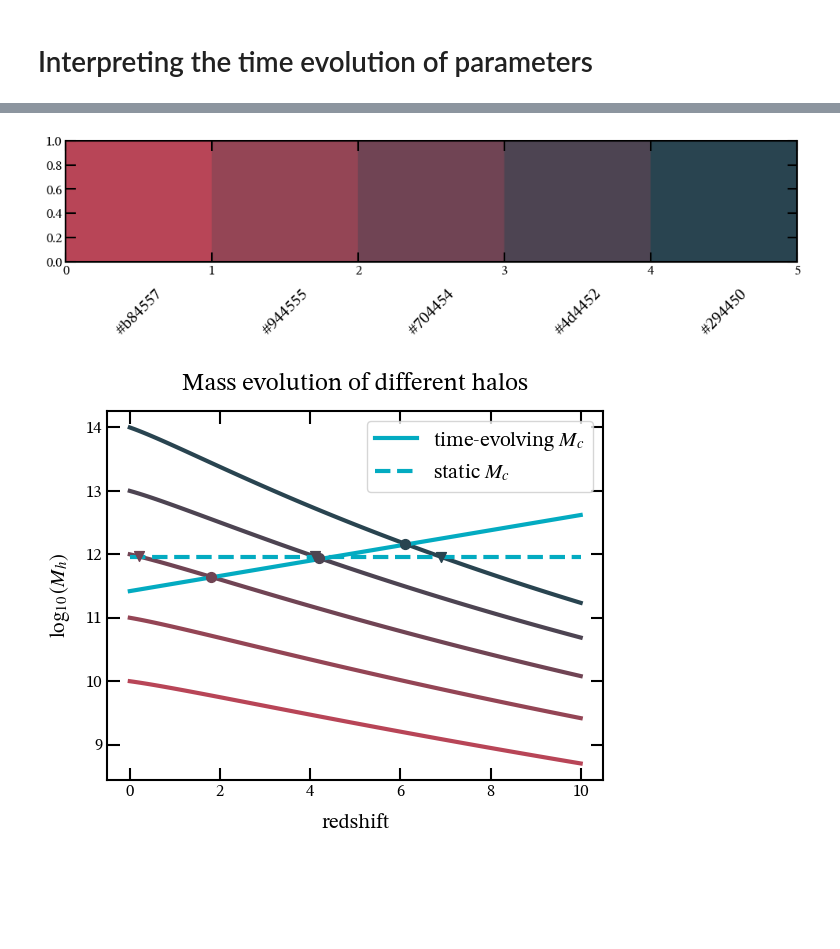
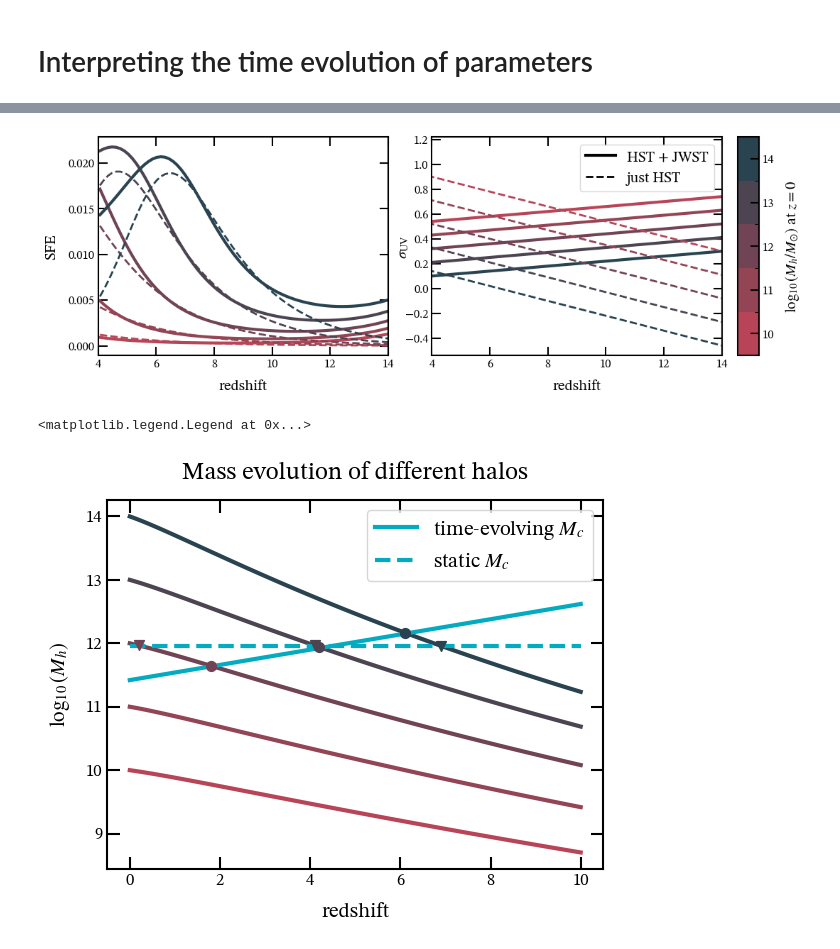
Before and after one commit to ebregou/modeling_stochasticity, a Jupyter notebook: notebooks/MCMC sigma(M, z).ipynb, the cells around one changed output, grey strips where cells are left out. Cells and saved outputs as stored; diff of their text form; code cells hidden in the pictures; blank space fills up the shorter version.

```diff
--- a/notebooks/MCMC sigma(M, z).ipynb
+++ b/notebooks/MCMC sigma(M, z).ipynb
@@ -102,14 +178,5 @@ ClassyCosmo, CosmoParams = cosmo_calc.get_CosmoParams(params)
 # %%
-steps = 100
-def M(z, M0, params, CosmoParams, steps):
-    Ms = np.zeros(steps+1)
-    Ms[0] = 10**M0
-    zs = np.linspace(0, z, steps+1)
-    dz = z/(steps+1)
-    for i in range(steps):
-        # Multiply dM/dt by dt/dz to get M_dot
-        M_dot = calc_M_dot(Ms[i], params, zs[i]) / ((1+zs[i]) * (zeus21.Hub(CosmoParams, zs[i])*u.km/(u.s*u.Mpc)).to(u.year**-1).value)
-        # Had to take out a negative here to make it work; not sure why. Normally dt/dz would include a -(1+z)
-        Ms[i+1] = Ms[i] - (M_dot * dz)
-
-    return zs, np.log10(Ms)
+sfe_plot = plot_sfe_evolution(my_UVLF, [best_fit, old_best_fit], labels = ['HST + JWST', 'just HST'])
+#sfe_plot.savefig('/Users/eb35267/Desktop/code/figures/sig(M,z)/SFE_sig_HST_vs_JWST.png', bbox_inches='tight')
+# %% [output]
+[figure, added]
@@ -119,33 +183,29 @@ def calc_M_dot(M_h, params, z = 0):
-# %%
-Ms = [10, 11, 12, 13, 14]
-gradient, gfig = eplots.interpolate_colors([Plotting.red, Plotting.navy], len(Ms))
-# %% [output]
-[figure, removed]
 # %%
-fig, ax = plt.subplots()
-cross_ev = []
-cross_const = []
-for Mi, color in zip(Ms, gradient):
-    zi, Ms_i = M(10, Mi, params, CosmoParams, steps = steps)
-    ax.plot(zi, Ms_i, ls = 'solid', color = color)
-    mc = 12.38 + (zi-8)*0.12
-    cross_ev_i = np.where(Ms_i > mc)[0]
-    cross_ev.append(cross_ev_i)
-    if len(cross_ev_i) >= 1:
-        ax.scatter(zi[cross_ev_i][-1], Ms_i[cross_ev_i][-1], zorder = 10, s = 50, color = color)
-    cross_const_i = np.where(Ms_i > 11.95)[0]
-    cross_const.append(cross_const_i)
-    if len(cross_const_i)>=1:
-        ax.scatter(zi[cross_const_i][-1], Ms_i[cross_const_i][-1], zorder = 10, s = 50, color = color, marker='v')
+# fig, ax = plt.subplots()
+# cross_ev = []
+# cross_const = []
+# for Mi, color in zip(Ms, gradient):
+#     zi, Ms_i = M(10, Mi, params, CosmoParams, steps = steps)
+#     ax.plot(zi, Ms_i, ls = 'solid', color = color)
+#     mc = 12.38 + (zi-8)*0.12
+#     cross_ev_i = np.where(Ms_i > mc)[0]
+#     cross_ev.append(cross_ev_i)
+#     if len(cross_ev_i) >= 1:
+#         ax.scatter(zi[cross_ev_i][-1], Ms_i[cross_ev_i][-1], zorder = 10, s = 50, color = color)
+#     cross_const_i = np.where(Ms_i > 11.95)[0]
+#     cross_const.append(cross_const_i)
+#     if len(cross_const_i)>=1:
+#         ax.scatter(zi[cross_const_i][-1], Ms_i[cross_const_i][-1], zorder = 10, s = 50, color = color, marker='v')
 
-ax.plot(zi, mc, color = Plotting.turquoise, label = r'time-evolving $M_c$')
-ax.plot(zi, np.full_like(zi, 11.95), color = Plotting.turquoise, label = 'static $M_c$')
-ax.set_xlabel('redshift')
-ax.set_ylabel(r'$\log_{10}(M_h)$')
-ax.set_title('Mass evolution of different halos')
-ax.legend()
+# ax.plot(zi, mc, color = Plotting.turquoise, label = r'time-evolving $M_c$')
+# ax.plot(zi, np.full_like(zi, 11.95), color = Plotting.turquoise, label = 'static $M_c$')
+# ax.set_xlabel('redshift')
+# ax.set_ylabel(r'$\log_{10}(M_h)$')
+# ax.set_title('Mass evolution of different halos')
+# ax.legend()
 
 
-#fig.savefig('/Users/eb35267/Desktop/code/figures/sig(M,z)/mass_evolution_of_halos.png', bbox_inches = 'tight')
+# #fig.savefig('/Users/eb35267/Desktop/code/figures/sig(M,z)/mass_evolution_of_halos.png', bbox_inches = 'tight')
 # %% [output]
+<matplotlib.legend.Legend at 0x...>
 [figure]
```
Also changed, not shown: parts of 30 cells of this notebook, 10 other files.
